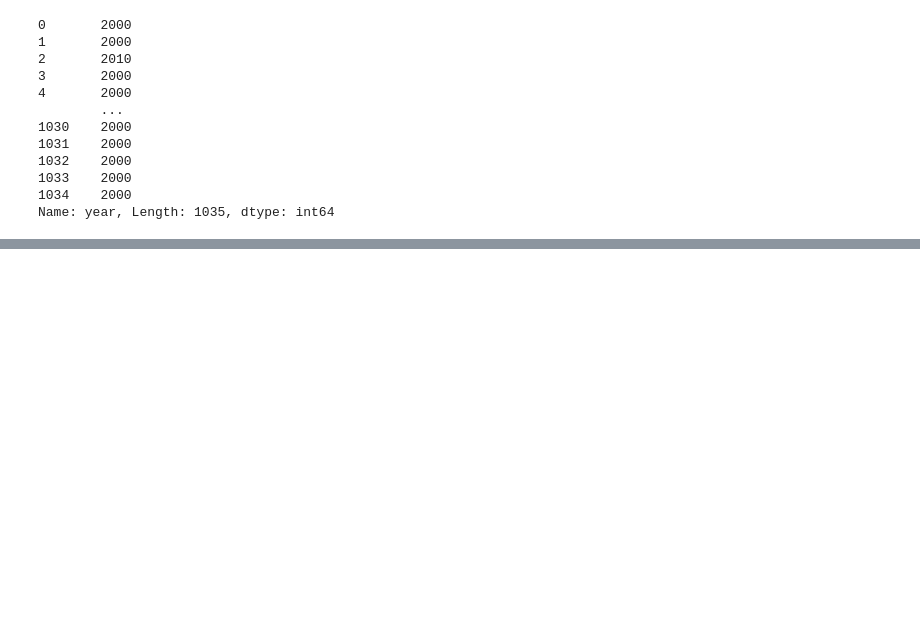
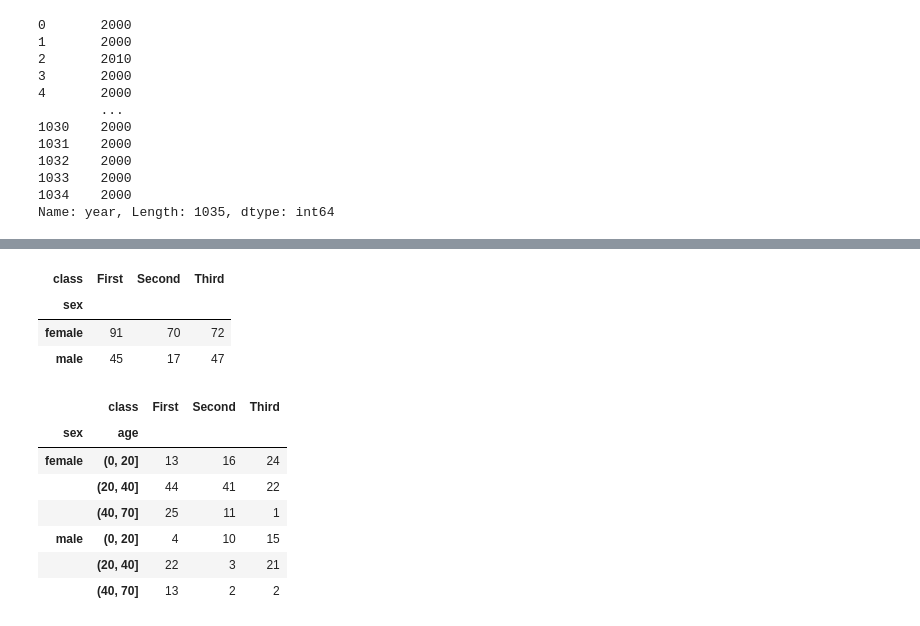
Before and after one commit to rajeev-khoodeeram/python, a Jupyter notebook: pandas_all.ipynb, the cells around one changed output, grey strips where cells are left out. Cells and saved outputs as stored; diff of their text form; code cells hidden in the pictures; blank space fills up the shorter version.

```diff
--- a/pandas_all.ipynb
+++ b/pandas_all.ipynb
@@ -353,0 +442,22 @@ Name: year, Length: 1035, dtype: int64
+# %%
+# doing the same as above using the pivot_table function
+titanic.pivot_table('survived', index='sex', columns='class', aggfunc='sum')
+# %% [output]
+| class | First | Second | Third |
+| sex |  |  |  |
+| female | 91 | 70 | 72 |
+| male | 45 | 17 | 47 |
+# %%
+# listing the details by age group for gender, class and survived
+age_groups = pd.cut(titanic['age'],[0,20,40,70])
+# %%
+titanic.pivot_table('survived',['sex', age_groups], 'class', aggfunc='sum')
+# %% [output]
+|  | class | First | Second | Third |
+| sex | age |  |  |  |
+| female | (0, 20] | 13 | 16 | 24 |
+|  | (20, 40] | 44 | 41 | 22 |
+|  | (40, 70] | 25 | 11 | 1 |
+| male | (0, 20] | 4 | 10 | 15 |
+|  | (20, 40] | 22 | 3 | 21 |
+|  | (40, 70] | 13 | 2 | 2 |
```
Also changed, not shown: parts of 17 cells of this notebook, 1 other file.
